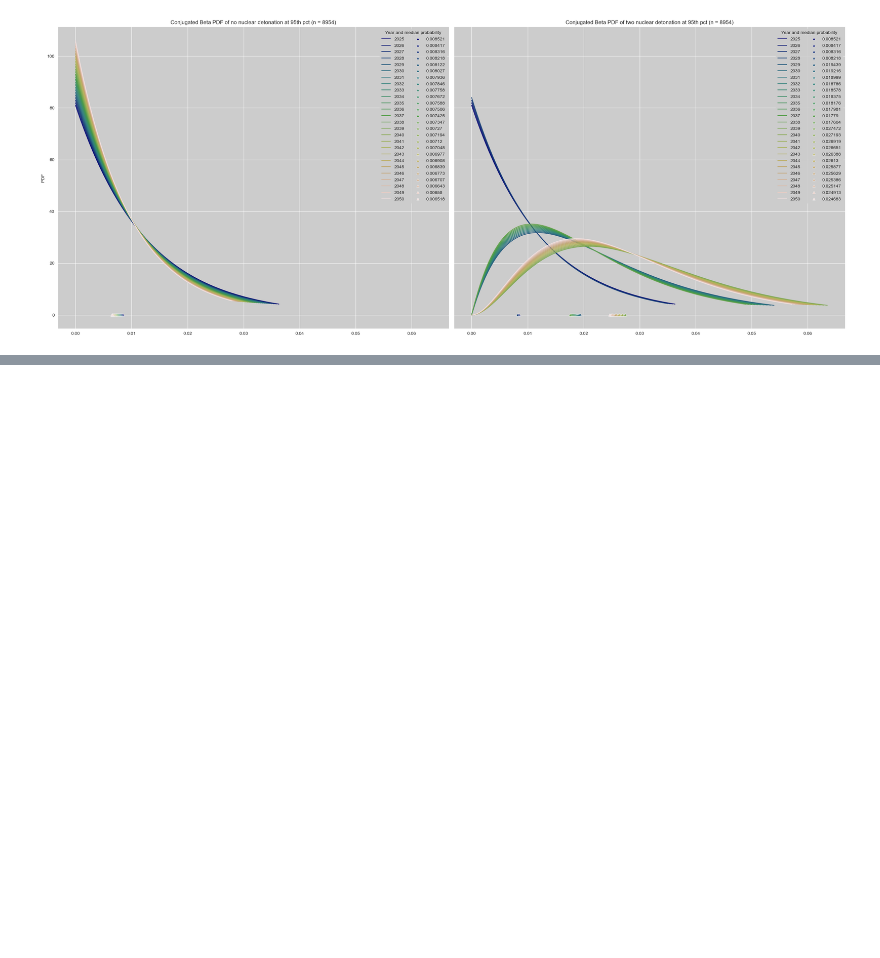
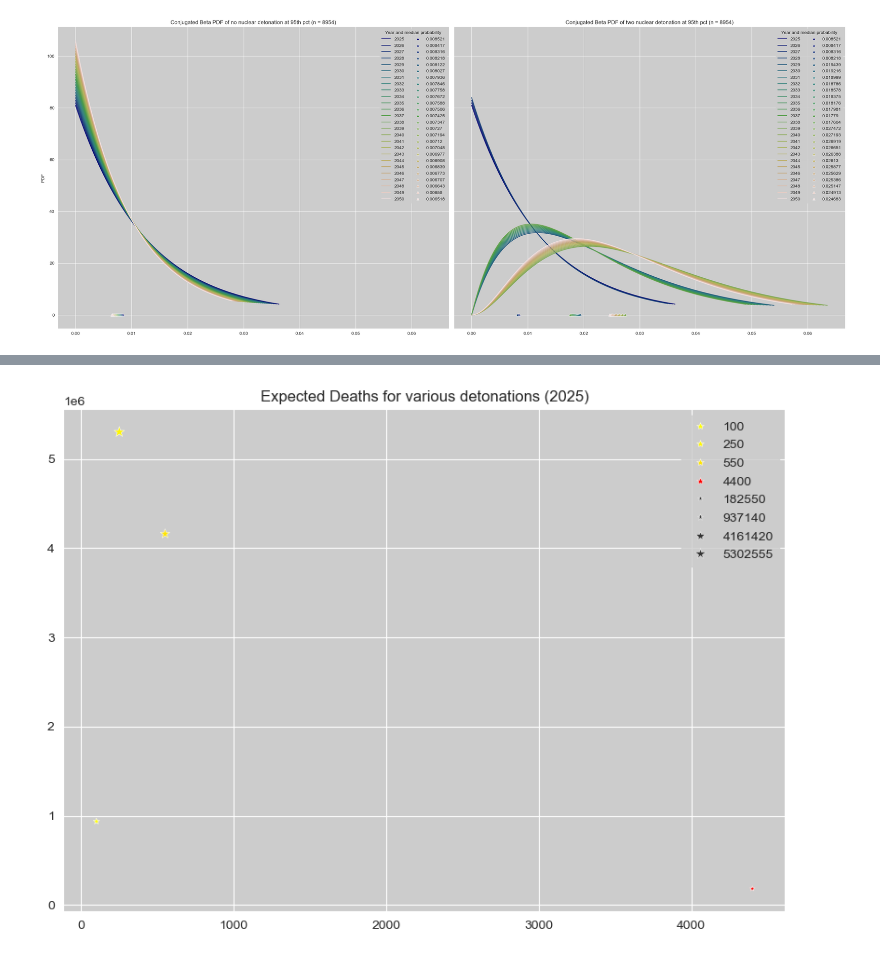
Before and after one commit to chrischank/asrs-trade, a Jupyter notebook: notebooks/P_LargeNuclearWar.ipynb, the cells around one changed output, grey strips where cells are left out. Saved outputs shown, nothing was run; the diff lists cells and outputs as text; code cells hidden in the pictures; blank space fills up the shorter version.

```diff
--- a/notebooks/P_LargeNuclearWar.ipynb
+++ b/notebooks/P_LargeNuclearWar.ipynb
@@ -390,0 +419,14 @@ print(sum(peace_beta)*(1-beta.cdf(deton/max_nukes, alpha, beta_)))
+# %%
+fig, ax = plt.subplots(figsize = (10, 7))
+
+x = [100, 250, 550, 4400]
+y = [937140, 5302555, 4161420, 182550]
+
+sns.scatterplot(x=x, y=y, hue=x, size=y, palette="autumn_r",
+                legend="auto", marker="*")
+
+ax.set_title("Expected Deaths for various detonations (2025)")
+
+plt.show()
+# %% [output]
+[figure, added]
```
Also changed, not shown: parts of 7 cells of this notebook, 2 other files.
